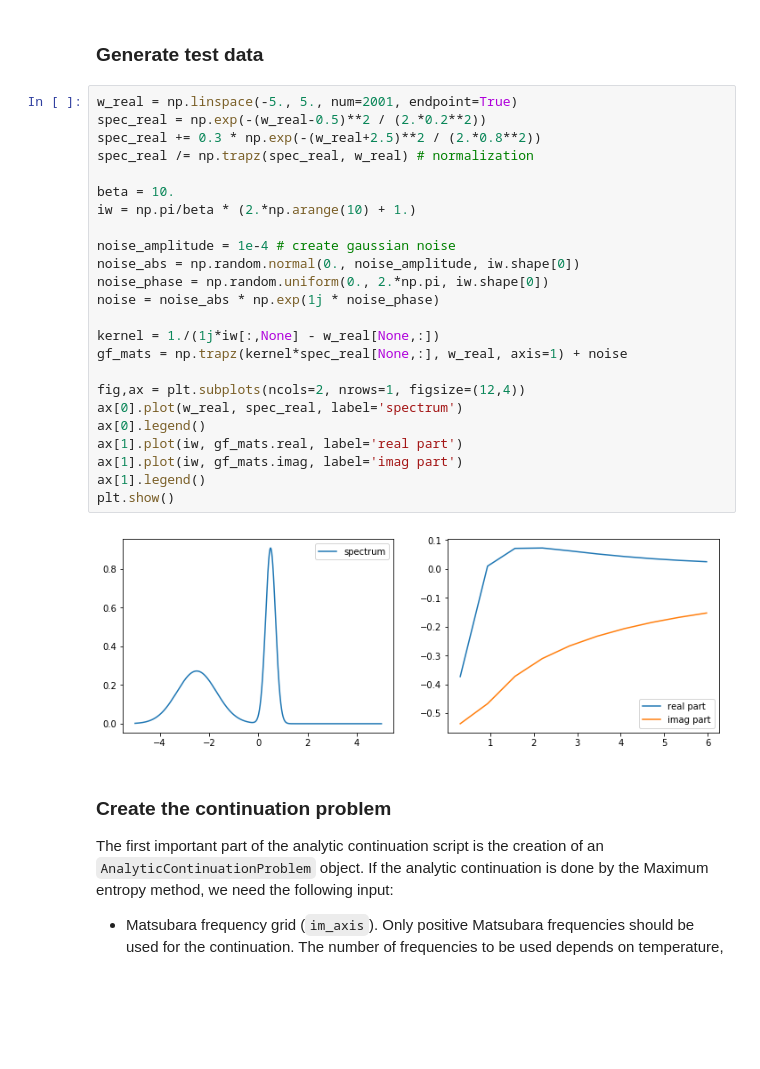
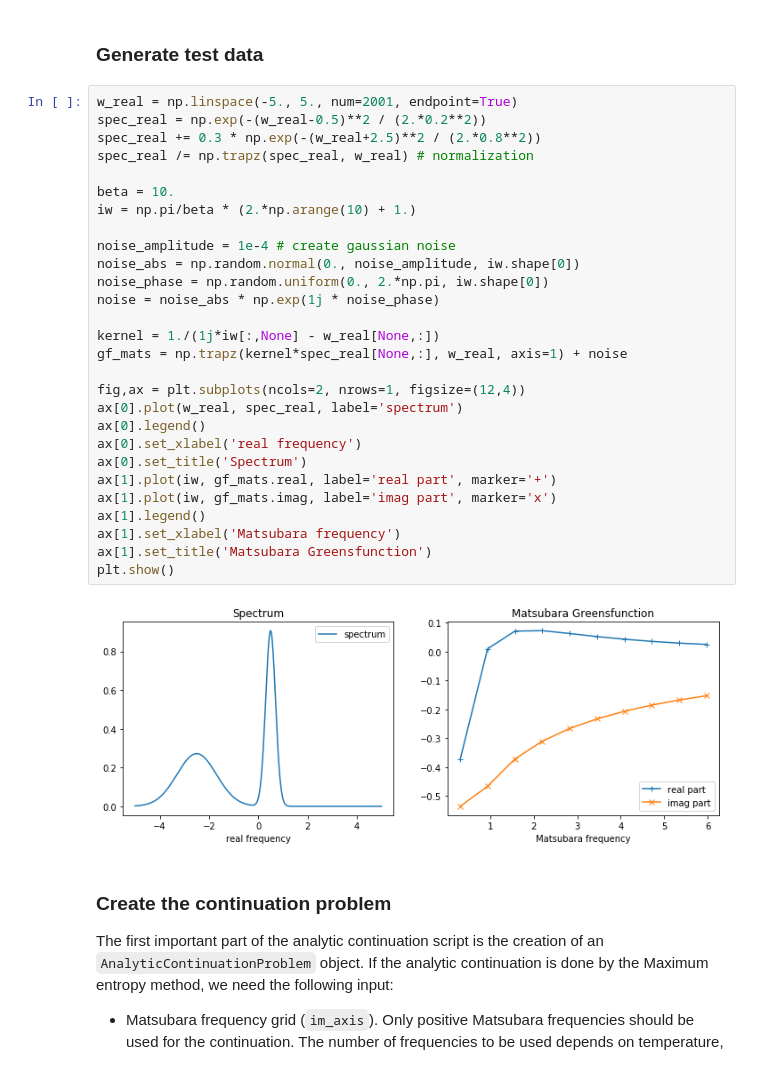
Before and after one commit to josefkaufmann/ana_cont, a Jupyter notebook: doc/continuation_fermionic.ipynb, the cells around one changed output. Saved outputs shown, nothing was run; the diff lists cells and outputs as text; blank space fills up the shorter version.

```diff
--- a/doc/continuation_fermionic.ipynb
+++ b/doc/continuation_fermionic.ipynb
@@ -28,29 +28,33 @@ Here we consider the continuation from fermionic Matsubara frequencies to real f
 # %%
 w_real = np.linspace(-5., 5., num=2001, endpoint=True)
 spec_real = np.exp(-(w_real-0.5)**2 / (2.*0.2**2))
 spec_real += 0.3 * np.exp(-(w_real+2.5)**2 / (2.*0.8**2))
 spec_real /= np.trapz(spec_real, w_real) # normalization
 
 beta = 10.
 iw = np.pi/beta * (2.*np.arange(10) + 1.)
 
 noise_amplitude = 1e-4 # create gaussian noise
 noise_abs = np.random.normal(0., noise_amplitude, iw.shape[0])
 noise_phase = np.random.uniform(0., 2.*np.pi, iw.shape[0])
 noise = noise_abs * np.exp(1j * noise_phase)
 
 kernel = 1./(1j*iw[:,None] - w_real[None,:])
 gf_mats = np.trapz(kernel*spec_real[None,:], w_real, axis=1) + noise
 
 fig,ax = plt.subplots(ncols=2, nrows=1, figsize=(12,4))
 ax[0].plot(w_real, spec_real, label='spectrum')
 ax[0].legend()
-ax[1].plot(iw, gf_mats.real, label='real part')
-ax[1].plot(iw, gf_mats.imag, label='imag part')
+ax[0].set_xlabel('real frequency')
+ax[0].set_title('Spectrum')
+ax[1].plot(iw, gf_mats.real, label='real part', marker='+')
+ax[1].plot(iw, gf_mats.imag, label='imag part', marker='x')
 ax[1].legend()
+ax[1].set_xlabel('Matsubara frequency')
+ax[1].set_title('Matsubara Greensfunction')
 plt.show()
 # %% [output]
-[figure, old version]
+[figure, new version]
 # %% [markdown]
 ### Create the continuation problem
 
```
Also changed, not shown: parts of 4 cells of this notebook.
